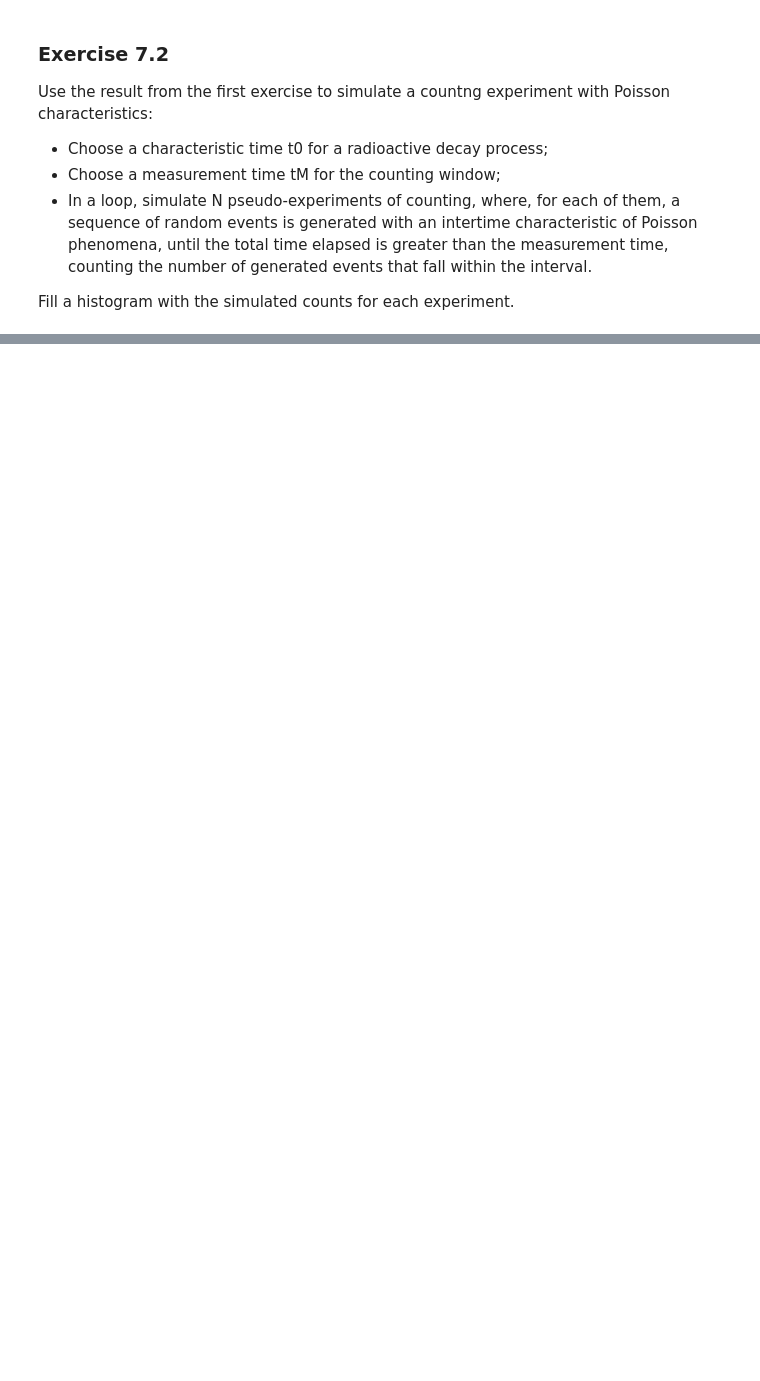
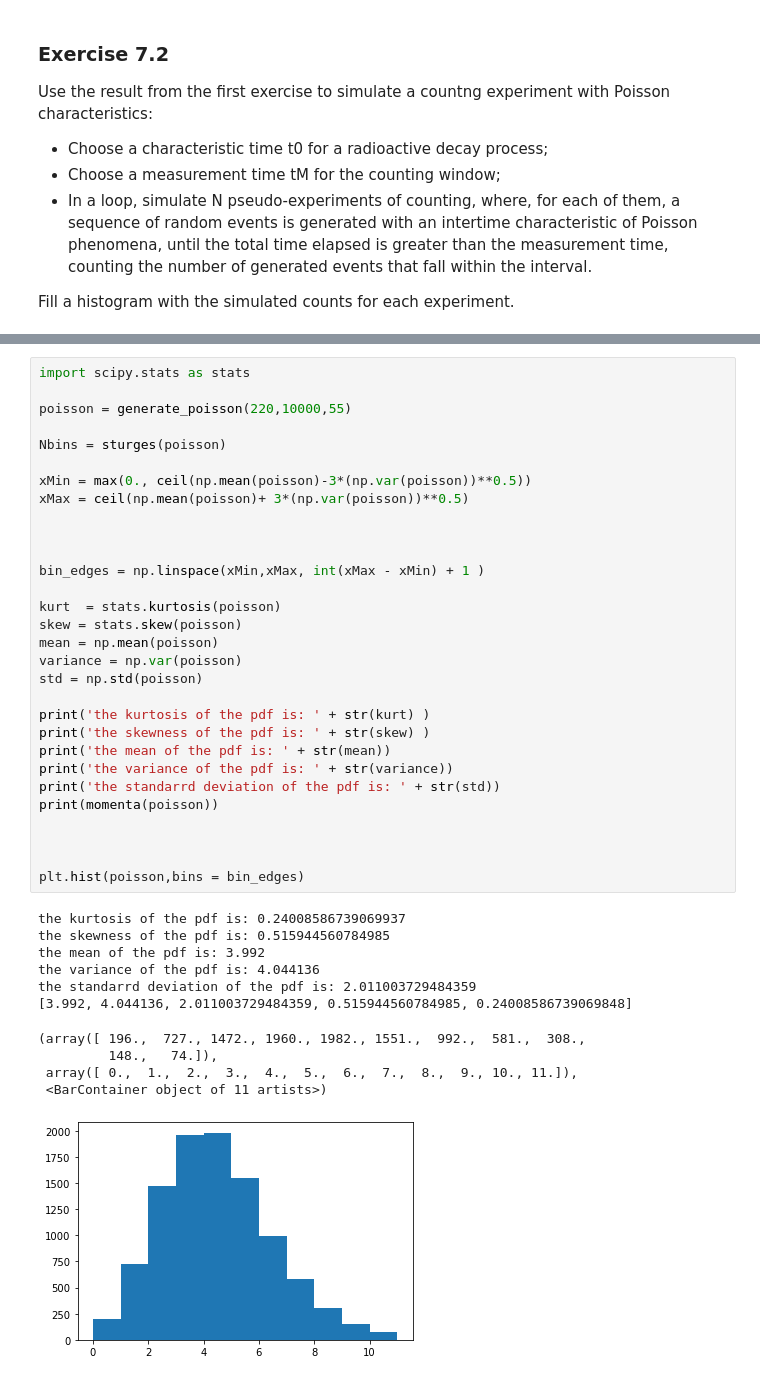
Before and after one commit to Murphy900/Lab-Code-, a Jupyter notebook: Ex 7 Python/Ex7.ipynb, the cells around one changed output, grey strips where cells are left out. Cells and saved outputs as stored; diff of their text form; blank space fills up the shorter version.

```diff
--- a/Ex 7 Python/Ex7.ipynb
+++ b/Ex 7 Python/Ex7.ipynb
@@ -87,0 +252,42 @@ Fill a histogram with the simulated counts for each experiment. </p>
+# %%
+import scipy.stats as stats
+
+poisson = generate_poisson(220,10000,55)
+
+Nbins = sturges(poisson)
+
+xMin = max(0., ceil(np.mean(poisson)-3*(np.var(poisson))**0.5))
+xMax = ceil(np.mean(poisson)+ 3*(np.var(poisson))**0.5)
+
+
+
+bin_edges = np.linspace(xMin,xMax, int(xMax - xMin) + 1 )
+
+kurt  = stats.kurtosis(poisson)
+skew = stats.skew(poisson)
+mean = np.mean(poisson)
+variance = np.var(poisson)
+std = np.std(poisson)
+
+print('the kurtosis of the pdf is: ' + str(kurt) )
+print('the skewness of the pdf is: ' + str(skew) )
+print('the mean of the pdf is: ' + str(mean))
+print('the variance of the pdf is: ' + str(variance))
+print('the standarrd deviation of the pdf is: ' + str(std))
+print(momenta(poisson))
+
+
+
+plt.hist(poisson,bins = bin_edges)
+# %% [output]
+the kurtosis of the pdf is: 0.24008586739069937
+the skewness of the pdf is: 0.515944560784985
+the mean of the pdf is: 3.992
+the variance of the pdf is: 4.044136
+the standarrd deviation of the pdf is: 2.011003729484359
+[3.992, 4.044136, 2.011003729484359, 0.515944560784985, 0.24008586739069848]
+(array([ 196.,  727., 1472., 1960., 1982., 1551.,  992.,  581.,  308.,
+         148.,   74.]),
+ array([ 0.,  1.,  2.,  3.,  4.,  5.,  6.,  7.,  8.,  9., 10., 11.]),
+ <BarContainer object of 11 artists>)
+[figure, added]
```
Also changed, not shown: parts of 6 cells of this notebook.
